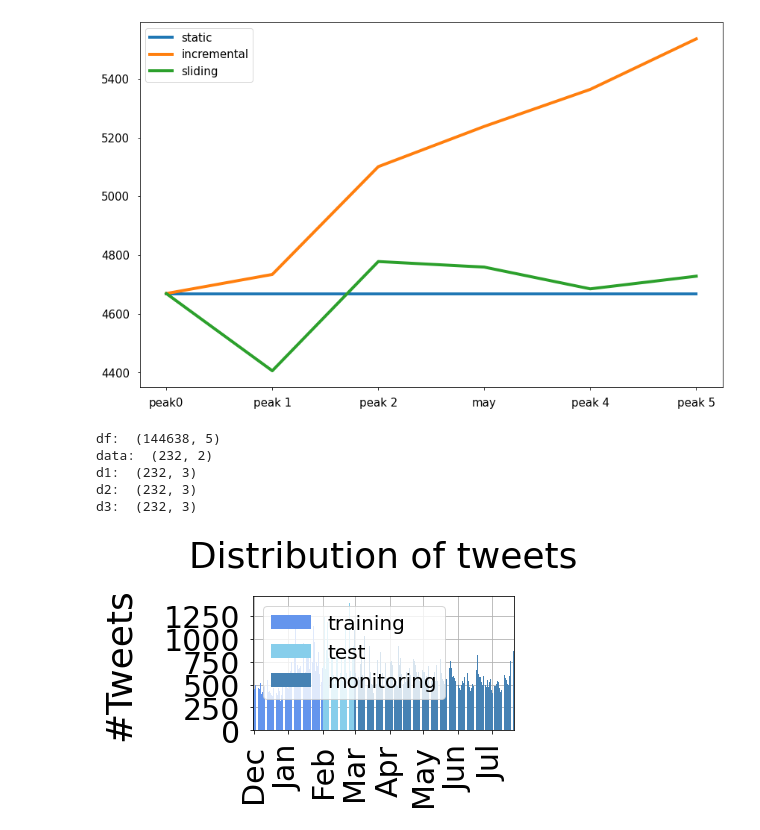
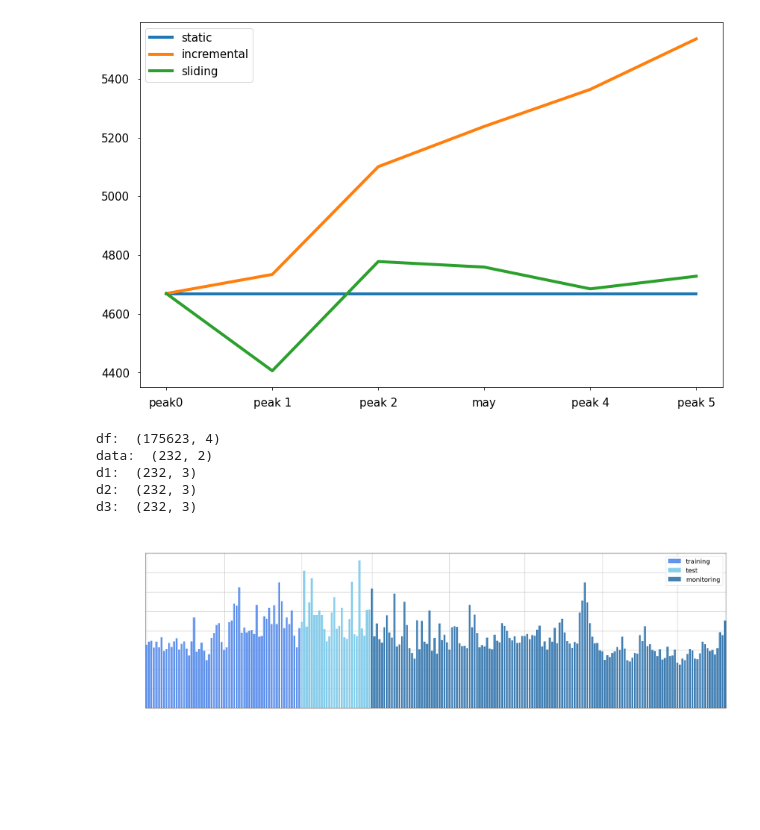
Before and after one commit to martimarino/Body-shaming-detection, a Jupyter notebook: Visualization.ipynb, the cells around one changed output. Drawn from its saved outputs; the diff is of its cells as text; code cells hidden in the pictures; blank space fills up the shorter version.

```diff
--- a/Visualization.ipynb
+++ b/Visualization.ipynb
@@ -415,16 +415,16 @@ import seaborn as sns
 
 
 # build dataframe
-tr1 = pd.read_csv('cleaned/2021-12-cleaned.csv')
-tr2 = pd.read_csv('cleaned/2022-01-cleaned.csv')
+tr1 = pd.read_csv('raw_scraped/2021-12.csv')
+tr2 = pd.read_csv('raw_scraped/2022-01.csv')
 training = pd.concat([tr1, tr2])
-test = pd.read_csv('cleaned/2022-02-cleaned.csv')
+test = pd.read_csv('raw_scraped/2022-02.csv')
 tt = pd.concat([training, test])
-mon1 = pd.read_csv('cleaned/2022-03-cleaned.csv')
-mon2 = pd.read_csv('cleaned/2022-04-cleaned.csv')
-mon3 = pd.read_csv('cleaned/2022-05-cleaned.csv')
-mon4 = pd.read_csv('cleaned/2022-06-cleaned.csv')
-mon5 = pd.read_csv('cleaned/2022-07-cleaned.csv')
+mon1 = pd.read_csv('raw_scraped/2022-03.csv')
+mon2 = pd.read_csv('raw_scraped/2022-04.csv')
+mon3 = pd.read_csv('raw_scraped/2022-05.csv')
+mon4 = pd.read_csv('raw_scraped/2022-06.csv')
+mon5 = pd.read_csv('raw_scraped/2022-07.csv')
 mon = pd.concat([mon1, mon2, mon3, mon4, mon5])
 df = pd.concat([tt, mon])
 
@@ -509,36 +509,36 @@ barlist = plt.bar(data['date_col'], d2['count'], color=colors[1], label='test',
 barlist = plt.bar(data['date_col'], d3['count'], color=colors[2], label='monitoring', zorder=2)
 
 X = plt.gca().xaxis
 X.set_major_locator(locator)
 # Specify formatter
 X.set_major_formatter(fmt)
 # Labels
-plt.title('Distribution of tweets',fontsize=36,pad=30)
+plt.title('Distribution of tweets',fontsize=36,pad=30, color="white")
 # plt.xlabel('Time',fontsize=30,labelpad=50)
 labels = plt.ylabel('#Tweets',fontsize=36,labelpad=26)
-# labels.set_color("white")
+labels.set_color("white")
 #Ticks
 plt.xticks(rotation=90, fontsize=30)
 plt.yticks(fontsize=30)
-plt.tick_params(axis='y', pad=10)
-plt.tick_params(axis='x', pad=10)
+plt.tick_params(axis='y', pad=10, colors="white")
+plt.tick_params(axis='x', pad=10, colors="white")
 
 plt.margins(x=0)    # delete graph lateral margin
 plt.ylim(ymin=0)    # y values start from 0
 plt.tight_layout()
 plt.rcParams["figure.figsize"] = [28,9]
 plt.grid(zorder=2)
 # plt.subplots_adjust(bottom=0.55)
 
 
 plt.legend(fontsize=20)
 
 plt.savefig('./docs/img/overall_barplot.png', bbox_inches='tight')
 plt.show()
 # %% [output]
-df:  (144638, 5)
+df:  (175623, 4)
 data:  (232, 2)
 d1:  (232, 3)
 d2:  (232, 3)
 d3:  (232, 3)
-[figure, old version]
+[figure, new version]
```
Also changed, not shown: 2 other files.
